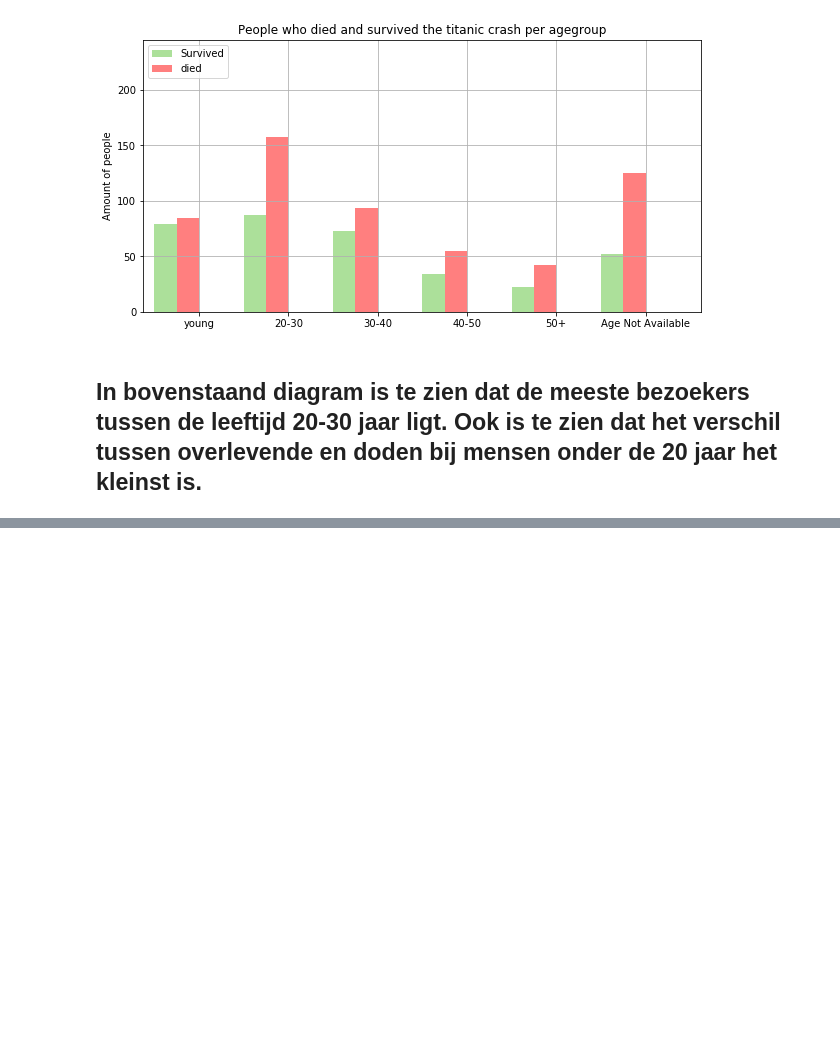
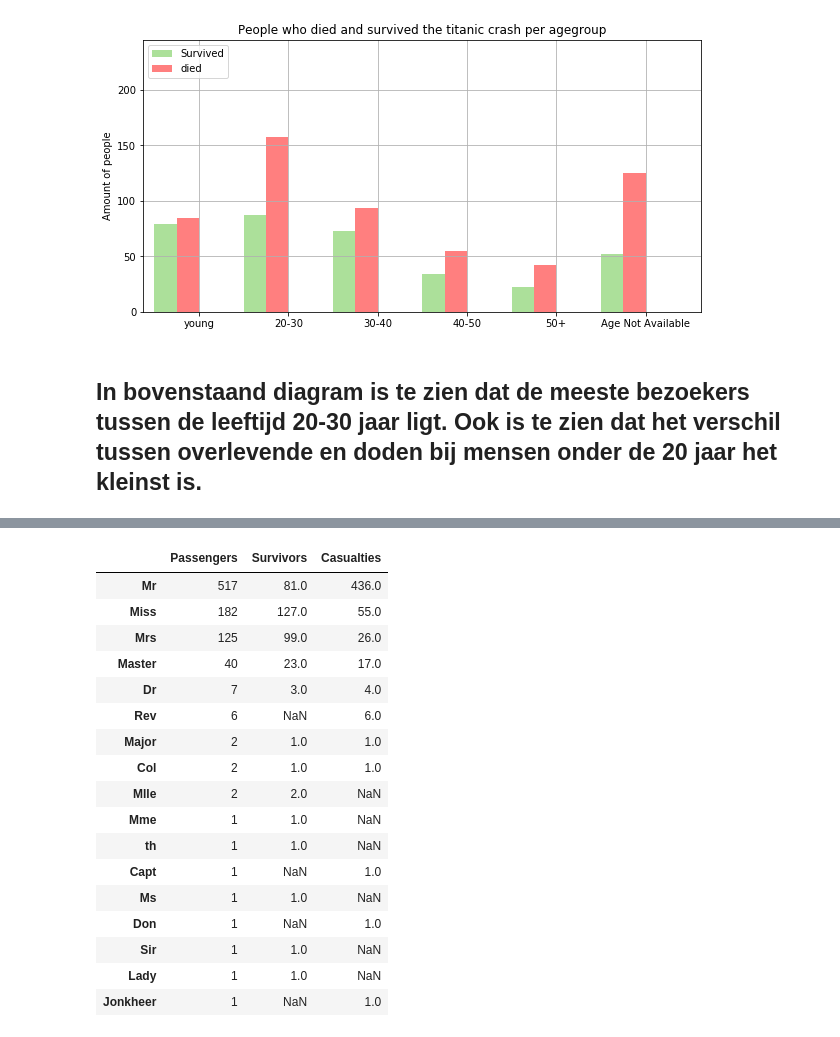
Before and after one commit to didekoning/V2DS-Specialisatie-Titanic, a Jupyter notebook: Specialisatie_deelChris.ipynb, the cells around one changed output, grey strips where cells are left out. Drawn from its saved outputs; the diff is of its cells as text; code cells hidden in the pictures; blank space fills up the shorter version.

```diff
--- a/Specialisatie_deelChris.ipynb
+++ b/Specialisatie_deelChris.ipynb
@@ -115,0 +159,21 @@ df_train['Title'][2]
+# %%
+df_numbers
+# %% [output]
+|  | Passengers | Survivors | Casualties |
+| Mr | 517 | 81.0 | 436.0 |
+| Miss | 182 | 127.0 | 55.0 |
+| Mrs | 125 | 99.0 | 26.0 |
+| Master | 40 | 23.0 | 17.0 |
+| Dr | 7 | 3.0 | 4.0 |
+| Rev | 6 | NaN | 6.0 |
+| Major | 2 | 1.0 | 1.0 |
+| Col | 2 | 1.0 | 1.0 |
+| Mlle | 2 | 2.0 | NaN |
+| Mme | 1 | 1.0 | NaN |
+| th | 1 | 1.0 | NaN |
+| Capt | 1 | NaN | 1.0 |
+| Ms | 1 | 1.0 | NaN |
+| Don | 1 | NaN | 1.0 |
+| Sir | 1 | 1.0 | NaN |
+| Lady | 1 | 1.0 | NaN |
+| Jonkheer | 1 | NaN | 1.0 |
```
Also changed, not shown: parts of 9 cells of this notebook.
